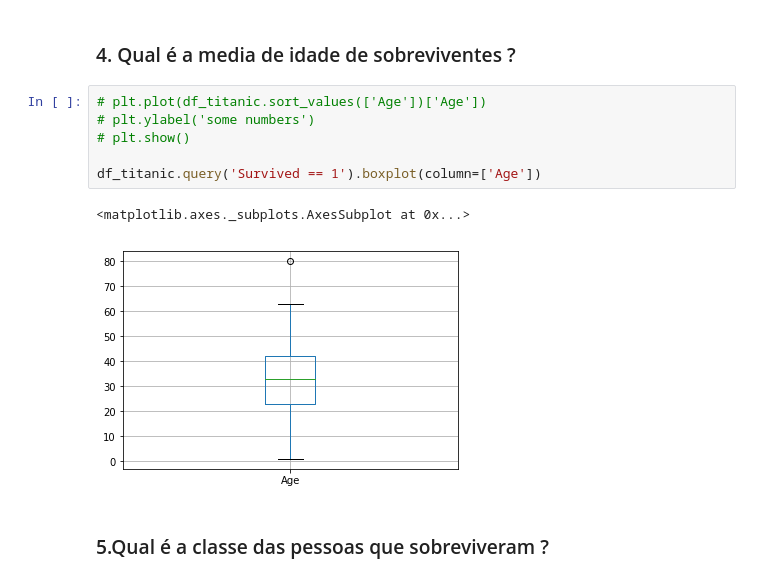
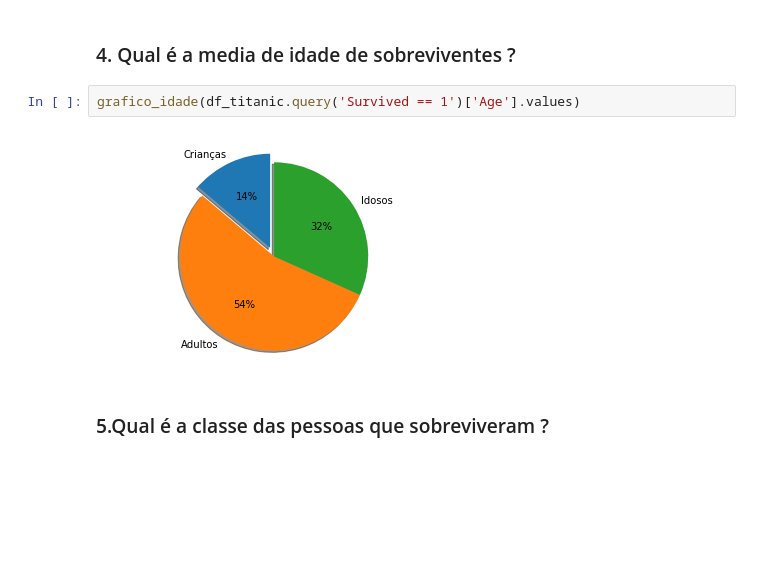
Before and after one commit to ronan-hilario96/kaggle-titanic, a Jupyter notebook: Titanic.ipynb, the cells around one changed output. Saved outputs shown, nothing was run; the diff lists cells and outputs as text; blank space fills up the shorter version.

```diff
--- a/Titanic.ipynb
+++ b/Titanic.ipynb
@@ -119,15 +114,10 @@ df_titanic.query('Survived == 1')['Embarked'].value_counts().plot.bar(x='lab', y
 [figure]
 # %% [markdown]
 ### 4. Qual é a media de idade de sobreviventes ?
-# %%
-# plt.plot(df_titanic.sort_values(['Age'])['Age'])
-# plt.ylabel('some numbers')
-# plt.show()
-
-df_titanic.query('Survived == 1').boxplot(column=['Age'])
-# %% [output]
-<matplotlib.axes._subplots.AxesSubplot at 0x...>
-[figure, removed]
+# %%
+grafico_idade(df_titanic.query('Survived == 1')['Age'].values)
+# %% [output]
+[figure, added]
 # %% [markdown]
 ### 5.Qual é a classe das pessoas que sobreviveram ?
 # %%
```
Also changed, not shown: parts of 20 cells of this notebook, 2 other files.
